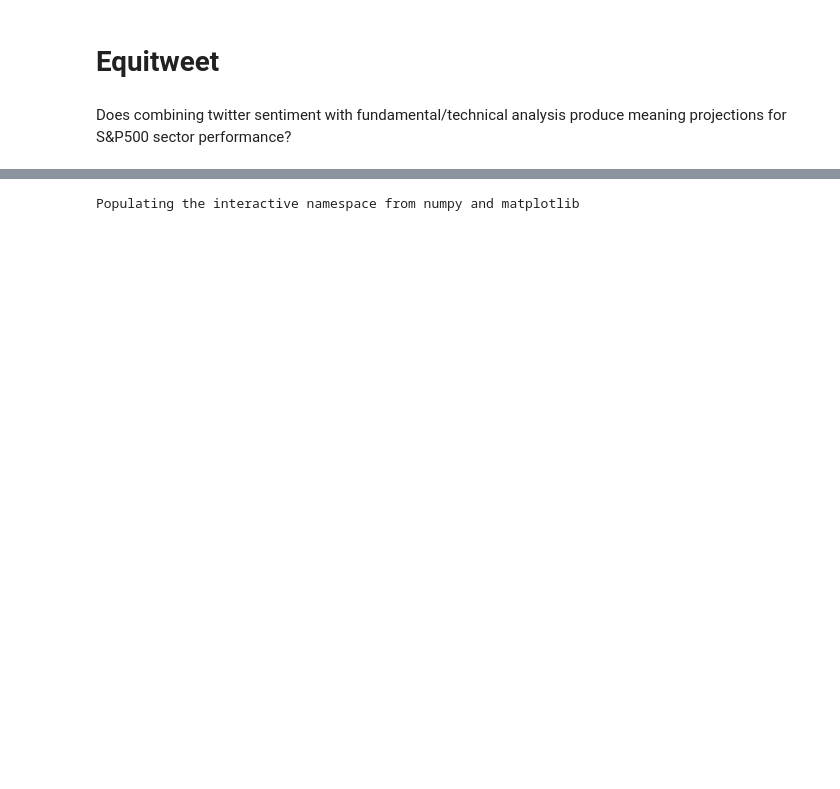
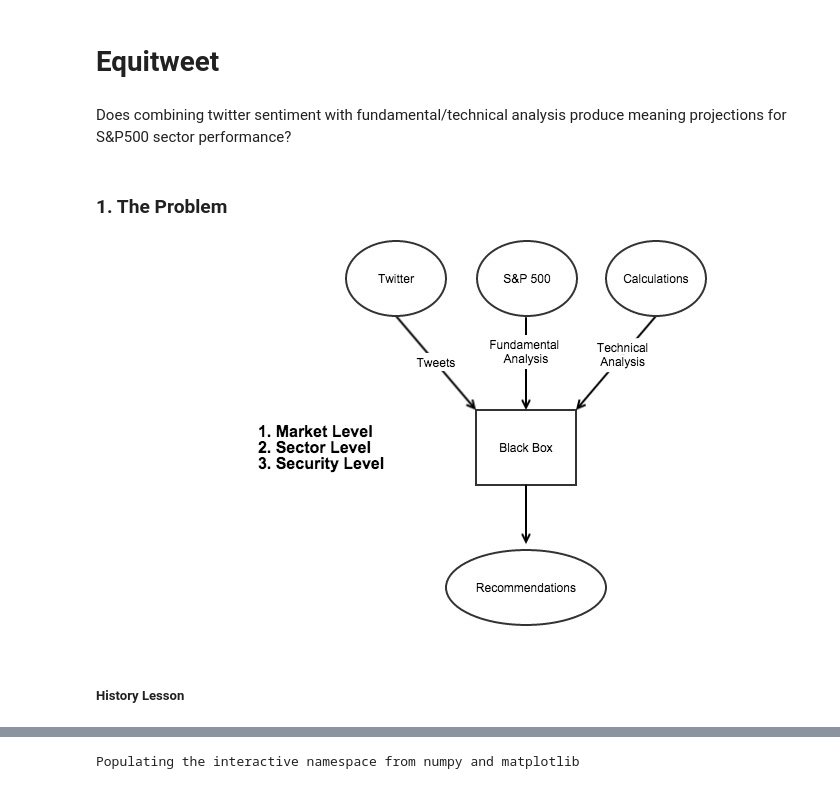
Before and after one commit to bcutrell/ga_data_science, a Jupyter notebook: final_project/equitweet.ipynb, the cells around one changed output, grey strips where cells are left out. Cells and saved outputs as stored; diff of their text form; code cells hidden in the pictures; blank space fills up the shorter version.

Commit message:
adds final project notes

```diff
--- a/final_project/equitweet.ipynb
+++ b/final_project/equitweet.ipynb
@@ -2,3 +2,12 @@
 # Equitweet
 # %% [markdown]
 Does combining twitter sentiment with fundamental/technical analysis produce meaning projections for S&P500 sector performance?
+# %% [markdown]
+### 1. The Problem
+# %%
+from IPython.core.display import Image
+Image('/Users/bcutrell/python/ga_data_science/final_project/img/et.jpg', height=500, width=500)
+# %% [output]
+[figure, added]
+# %% [markdown]
+##### History Lesson
```
Also changed, not shown: parts of 53 cells of this notebook, 1 other file.
